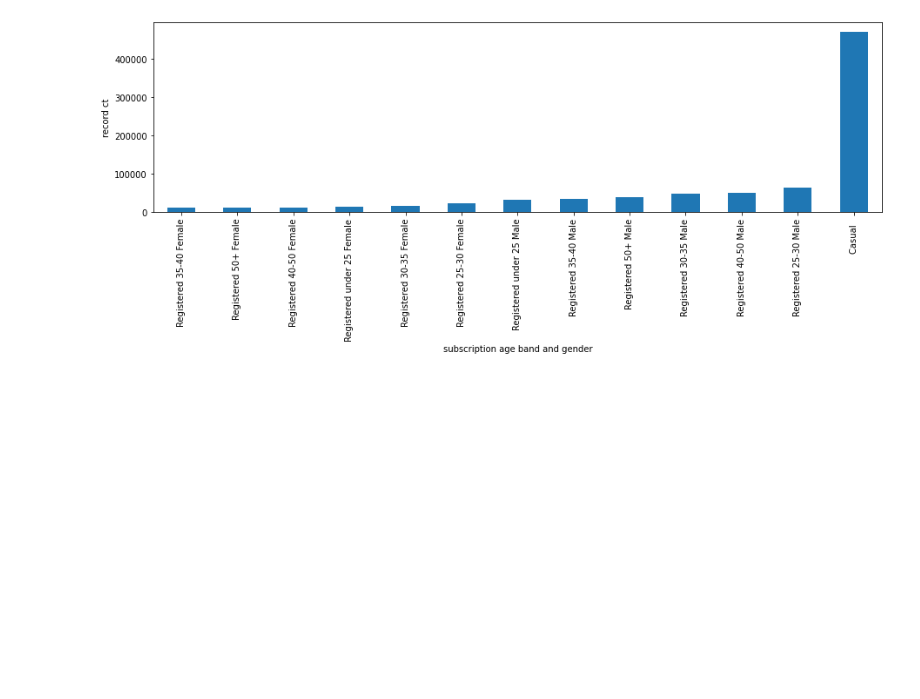
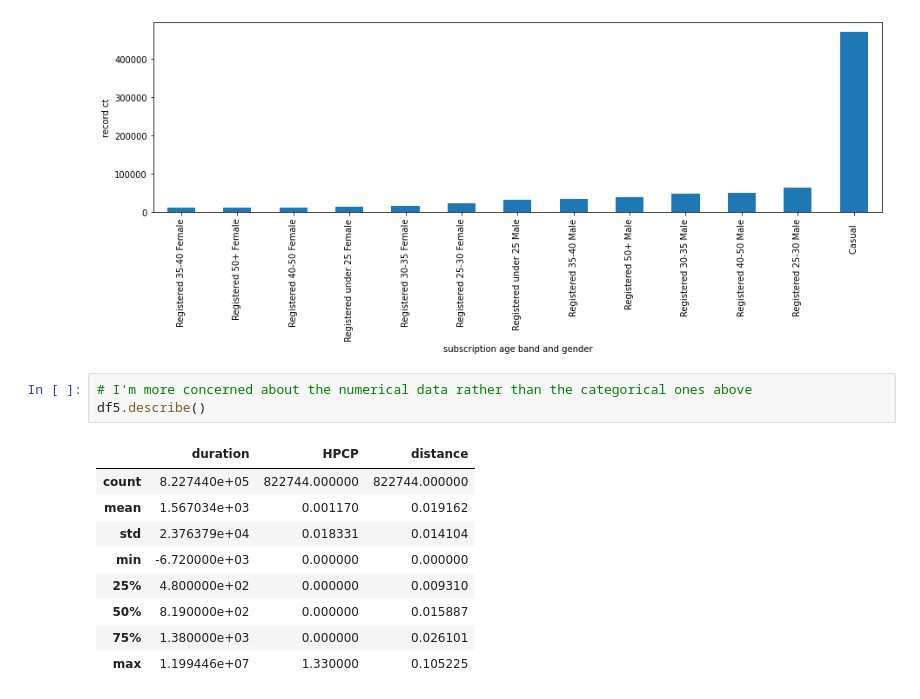
Before and after one commit to bobbyxwu/testrepo1, a Jupyter notebook: main.ipynb, the cells around one changed output. Drawn from its saved outputs; the diff is of its cells as text; blank space fills up the shorter version.

```diff
--- a/main.ipynb
+++ b/main.ipynb
@@ -296,3 +296,16 @@ plt.savefig('subscriptionagebandgender categorical ct.png')
 plt.show()
 # %% [output]
 [figure]
+# %%
+# I'm more concerned about the numerical data rather than the categorical ones above
+df5.describe()
+# %% [output]
+|  | duration | HPCP | distance |
+| count | 8.227440e+05 | 822744.000000 | 822744.000000 |
+| mean | 1.567034e+03 | 0.001170 | 0.019162 |
+| std | 2.376379e+04 | 0.018331 | 0.014104 |
+| min | -6.720000e+03 | 0.000000 | 0.000000 |
+| 25% | 4.800000e+02 | 0.000000 | 0.009310 |
+| 50% | 8.190000e+02 | 0.000000 | 0.015887 |
+| 75% | 1.380000e+03 | 0.000000 | 0.026101 |
+| max | 1.199446e+07 | 1.330000 | 0.105225 |
```
Also changed, not shown: parts of 4 cells of this notebook.
